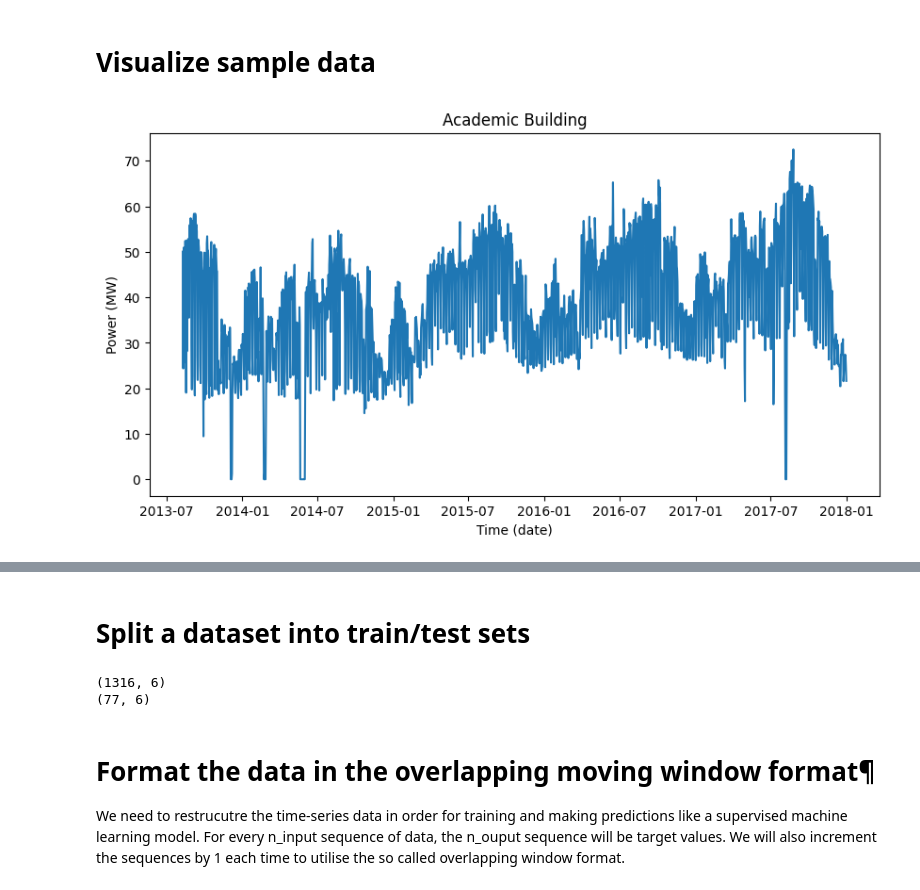
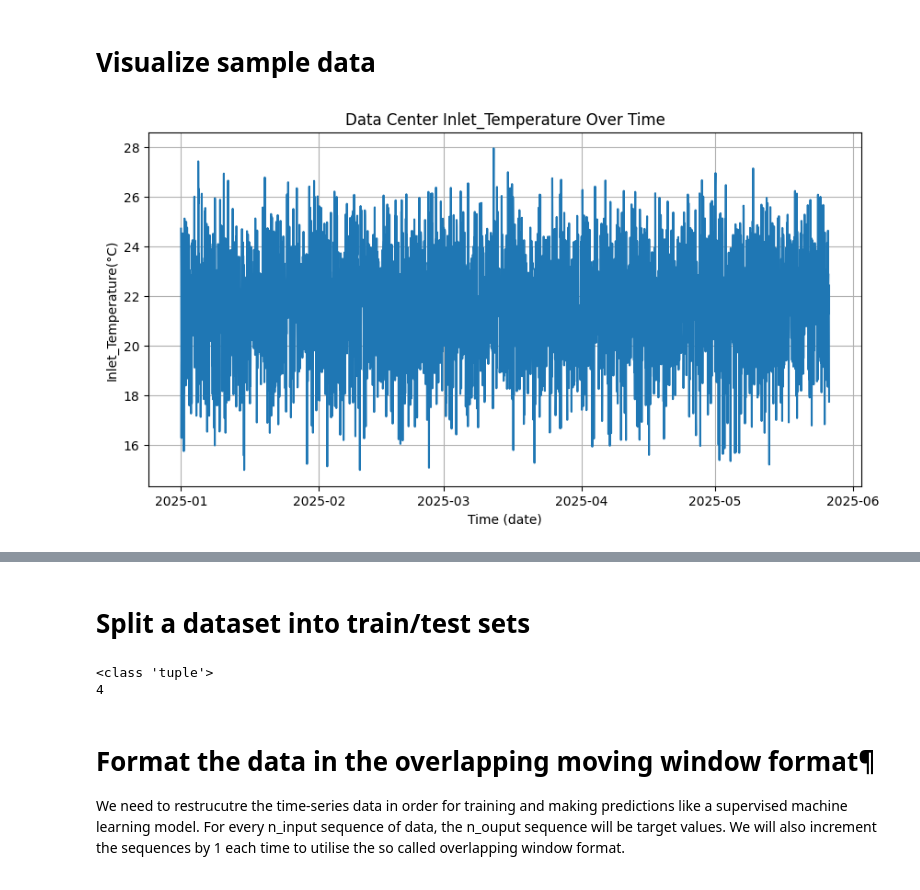
Before and after one commit to ha2ardbunny/Hybrid-Deep-Learning-DRL-Data-Center-Thermal-Management, a Jupyter notebook: CNN_LSTM_univariate_multistep_output_github_2023.ipynb, the cells around one changed output, grey strips where cells are left out. Saved outputs shown, nothing was run; the diff lists cells and outputs as text; code cells hidden in the pictures.

Commit message:
Refactor code structure for improved readability and maintainability

```diff
--- a/CNN_LSTM_univariate_multistep_output_github_2023.ipynb
+++ b/CNN_LSTM_univariate_multistep_output_github_2023.ipynb
@@ -51,7 +53,13 @@ keras version:  3.14.0
 ## Daily power data of all campus buildings of IIT Delhi
 # %%
 %%time
-df = pd.read_csv('C:\\Users\\xin37\\github\\CNN-LSTM-model-for-energy-usage-forecasting-1\\data\\all_buildings_power_daily.csv', header=0, parse_dates=['timestamp'], index_col=['timestamp'])
-print(df.shape)
-display(df.head())
+path ='C:\\Users\\xin37\\github\\CNN-LSTM-model-for-energy-usage-forecasting-1\\data\\cold_source_control_dataset.csv'
+data = pd.read_csv(
+    path,
+    header=0,
+    parse_dates=['Timestamp'],
+    index_col=['Timestamp']
+)
+print(data.shape)
+display(data.head())
 # %% [output]
@@ -70,10 +78,12 @@ Wall time: 113 ms
 # %%
 %%time
 fig = plt.figure(figsize=(10, 5));
-plt.plot(df.index, df.Academic_MW)
+plt.plot(data.index, data['Inlet_Temperature(°C)'])
+
 plt.xlabel('Time (date)')
-plt.ylabel('Power (MW)')
-plt.title('Academic Building')
+plt.ylabel('Inlet_Temperature(°C)')
+plt.title('Data Center Inlet_Temperature Over Time')
+plt.grid(True) # Added for better readability
 plt.show()
 # %% [output]
-[figure, old version]
+[figure, new version]
@@ -99,10 +139,10 @@ def split_dataset(data, n_output):
-# %%
-train, test = split_dataset(df, n_output=7)
-print(train.shape)
-print(test.shape)
-# %% [output]
-(1316, 6)
-(77, 6)
+# %%
+result = split_dataset(data, n_input, n_output, test_size)
+print(type(result))
+print(len(result))
+# %% [output]
+<class 'tuple'>
+4
 # %% [markdown]
 #  Format the data in the overlapping moving window format¶
 We need to restrucutre the time-series data in order for training and making predictions like a supervised machine learning model. For every n_input sequence of data, the n_ouput sequence will be target values. We will also increment the sequences by 1 each time to utilise the so called overlapping window format.
```
Also changed, not shown: parts of 14 cells of this notebook, 1 other file.
